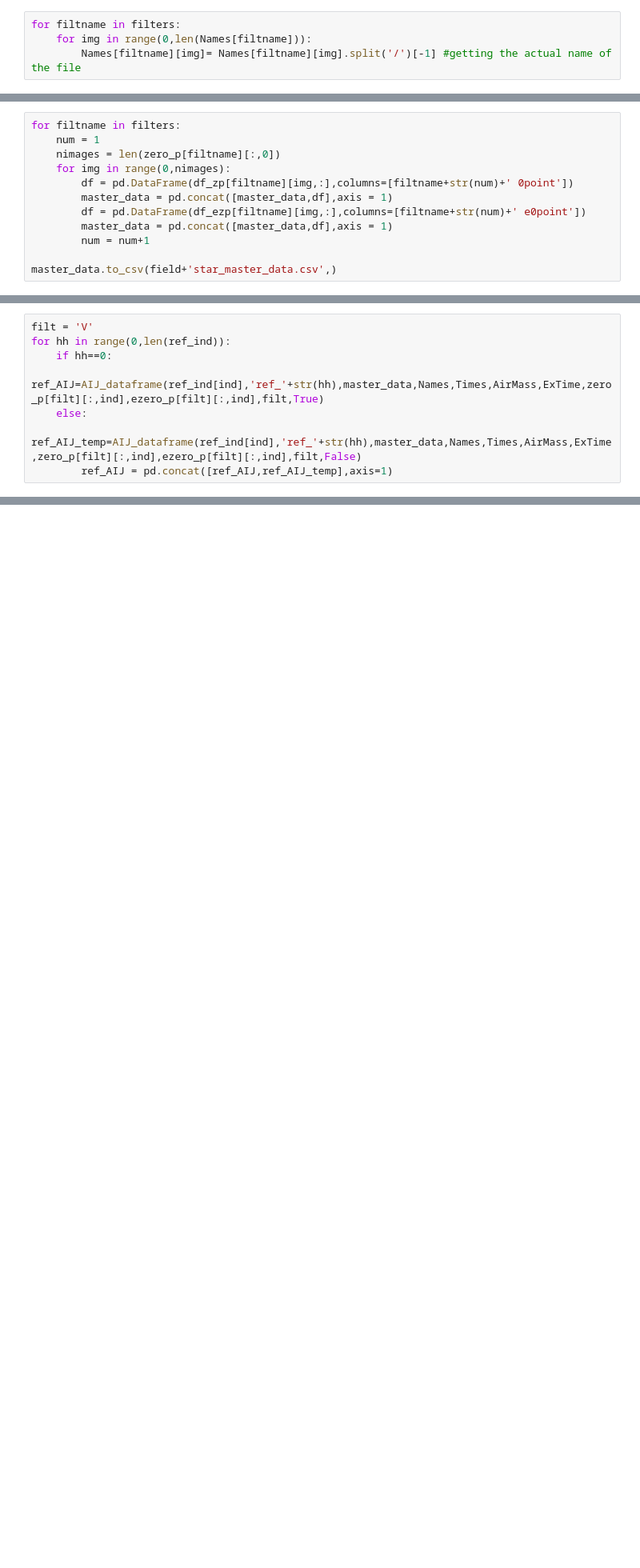
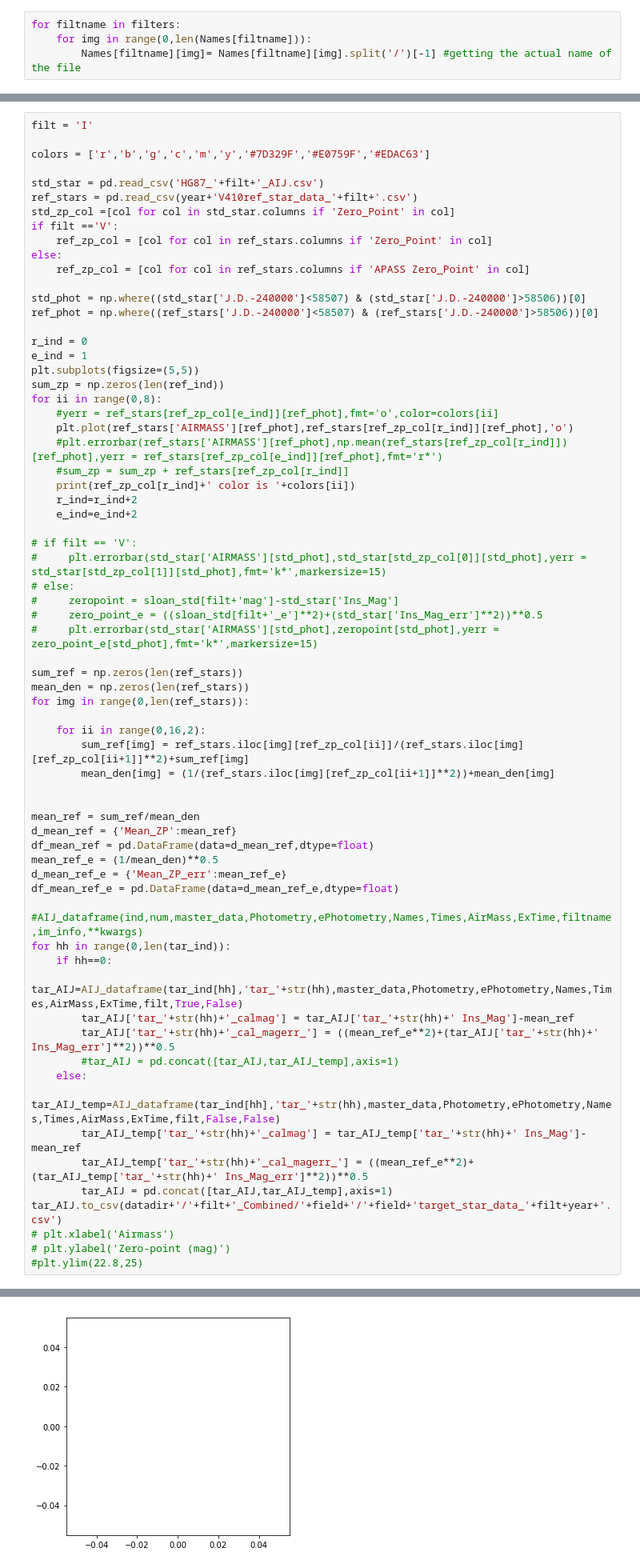
Before and after one commit to spacemira/Independent_Study_2018, a Jupyter notebook: Science2.ipynb, the cells around one changed output, grey strips where cells are left out. Shown: that part at 80% size. Saved outputs shown, nothing was run; the diff lists cells and outputs as text; blank space fills up the shorter version.

```diff
--- a/Science2.ipynb
+++ b/Science2.ipynb
@@ -560,12 +497,0 @@ zero_p
-# %%
-for filtname in filters:
-    num = 1
-    nimages = len(zero_p[filtname][:,0])
-    for img in range(0,nimages):
-        df = pd.DataFrame(df_zp[filtname][img,:],columns=[filtname+str(num)+' 0point'])
-        master_data = pd.concat([master_data,df],axis = 1)
-        df = pd.DataFrame(df_ezp[filtname][img,:],columns=[filtname+str(num)+' e0point'])
-        master_data = pd.concat([master_data,df],axis = 1)
-        num = num+1
-
-master_data.to_csv(field+'star_master_data.csv',)
@@ -698,8 +617,0 @@ test = AIJ_dataframe(ref_ind[ind],master_data,Names,Times,AirMass,ExTime,zero_p[
-# %%
-filt = 'V'
-for hh in range(0,len(ref_ind)):
-    if hh==0:
-        ref_AIJ=AIJ_dataframe(ref_ind[ind],'ref_'+str(hh),master_data,Names,Times,AirMass,ExTime,zero_p[filt][:,ind],ezero_p[filt][:,ind],filt,True)
-    else:
-        ref_AIJ_temp=AIJ_dataframe(ref_ind[ind],'ref_'+str(hh),master_data,Names,Times,AirMass,ExTime,zero_p[filt][:,ind],ezero_p[filt][:,ind],filt,False)
-        ref_AIJ = pd.concat([ref_AIJ,ref_AIJ_temp],axis=1)
@@ -773,0 +715,69 @@ AIJ_form.to_csv(field+'_'+filtname+'_AIJ.csv')
+# %%
+filt = 'I'
+
+colors = ['r','b','g','c','m','y','#7D329F','#E0759F','#EDAC63']
+
+std_star = pd.read_csv('HG87_'+filt+'_AIJ.csv')
+ref_stars = pd.read_csv(year+'V410ref_star_data_'+filt+'.csv')
+std_zp_col =[col for col in std_star.columns if 'Zero_Point' in col]
+if filt =='V':
+    ref_zp_col = [col for col in ref_stars.columns if 'Zero_Point' in col]
+else:
+    ref_zp_col = [col for col in ref_stars.columns if 'APASS Zero_Point' in col]
+
+std_phot = np.where((std_star['J.D.-240000']<58507) & (std_star['J.D.-240000']>58506))[0]
+ref_phot = np.where((ref_stars['J.D.-240000']<58507) & (ref_stars['J.D.-240000']>58506))[0]
+
+r_ind = 0
+e_ind = 1
+plt.subplots(figsize=(5,5))
+sum_zp = np.zeros(len(ref_ind))
+for ii in range(0,8):
+    #yerr = ref_stars[ref_zp_col[e_ind]][ref_phot],fmt='o',color=colors[ii]
+    plt.plot(ref_stars['AIRMASS'][ref_phot],ref_stars[ref_zp_col[r_ind]][ref_phot],'o')
+    #plt.errorbar(ref_stars['AIRMASS'][ref_phot],np.mean(ref_stars[ref_zp_col[r_ind]])[ref_phot],yerr = ref_stars[ref_zp_col[e_ind]][ref_phot],fmt='r*')
+    #sum_zp = sum_zp + ref_stars[ref_zp_col[r_ind]]
+    print(ref_zp_col[r_ind]+' color is '+colors[ii])
+    r_ind=r_ind+2
+    e_ind=e_ind+2
+
+# if filt == 'V':
+#     plt.errorbar(std_star['AIRMASS'][std_phot],std_star[std_zp_col[0]][std_phot],yerr = std_star[std_zp_col[1]][std_phot],fmt='k*',markersize=15)
+# else:
+#     zeropoint = sloan_std[filt+'mag']-std_star['Ins_Mag']
+#     zero_point_e = ((sloan_std[filt+'_e']**2)+(std_star['Ins_Mag_err']**2))**0.5
+#     plt.errorbar(std_star['AIRMASS'][std_phot],zeropoint[std_phot],yerr = zero_point_e[std_phot],fmt='k*',markersize=15)
+
+sum_ref = np.zeros(len(ref_stars))
+mean_den = np.zeros(len(ref_stars))
+for img in range(0,len(ref_stars)):
+
+    for ii in range(0,16,2):
+        sum_ref[img] = ref_stars.iloc[img][ref_zp_col[ii]]/(ref_stars.iloc[img][ref_zp_col[ii+1]]**2)+sum_ref[img]
+        mean_den[img] = (1/(ref_stars.iloc[img][ref_zp_col[ii+1]]**2))+mean_den[img]
+
+
+mean_ref = sum_ref/mean_den
+d_mean_ref = {'Mean_ZP':mean_ref}
+df_mean_ref = pd.DataFrame(data=d_mean_ref,dtype=float)
+mean_ref_e = (1/mean_den)**0.5
+d_mean_ref_e = {'Mean_ZP_err':mean_ref_e}
+df_mean_ref_e = pd.DataFrame(data=d_mean_ref_e,dtype=float)
+
+#AIJ_dataframe(ind,num,master_data,Photometry,ePhotometry,Names,Times,AirMass,ExTime,filtname,im_info,**kwargs)
+for hh in range(0,len(tar_ind)):
+    if hh==0:
+        tar_AIJ=AIJ_dataframe(tar_ind[hh],'tar_'+str(hh),master_data,Photometry,ePhotometry,Names,Times,AirMass,ExTime,filt,True,False)
+        tar_AIJ['tar_'+str(hh)+'_calmag'] = tar_AIJ['tar_'+str(hh)+' Ins_Mag']-mean_ref
+        tar_AIJ['tar_'+str(hh)+'_cal_magerr_'] = ((mean_ref_e**2)+(tar_AIJ['tar_'+str(hh)+' Ins_Mag_err']**2))**0.5
+        #tar_AIJ = pd.concat([tar_AIJ,tar_AIJ_temp],axis=1)
+    else:
+        tar_AIJ_temp=AIJ_dataframe(tar_ind[hh],'tar_'+str(hh),master_data,Photometry,ePhotometry,Names,Times,AirMass,ExTime,filt,False,False)
+        tar_AIJ_temp['tar_'+str(hh)+'_calmag'] = tar_AIJ_temp['tar_'+str(hh)+' Ins_Mag']-mean_ref
+        tar_AIJ_temp['tar_'+str(hh)+'_cal_magerr_'] = ((mean_ref_e**2)+(tar_AIJ_temp['tar_'+str(hh)+' Ins_Mag_err']**2))**0.5
+        tar_AIJ = pd.concat([tar_AIJ,tar_AIJ_temp],axis=1)
+tar_AIJ.to_csv(datadir+'/'+filt+'_Combined/'+field+'/'+field+'target_star_data_'+filt+year+'.csv')
+# plt.xlabel('Airmass')
+# plt.ylabel('Zero-point (mag)')
+#plt.ylim(22.8,25)
+# %% [output]
@@ -773,0 +792 @@ AIJ_form.to_csv(field+'_'+filtname+'_AIJ.csv')
+[figure, added]
```
Also changed, not shown: parts of 39 cells of this notebook, 1 other file.
